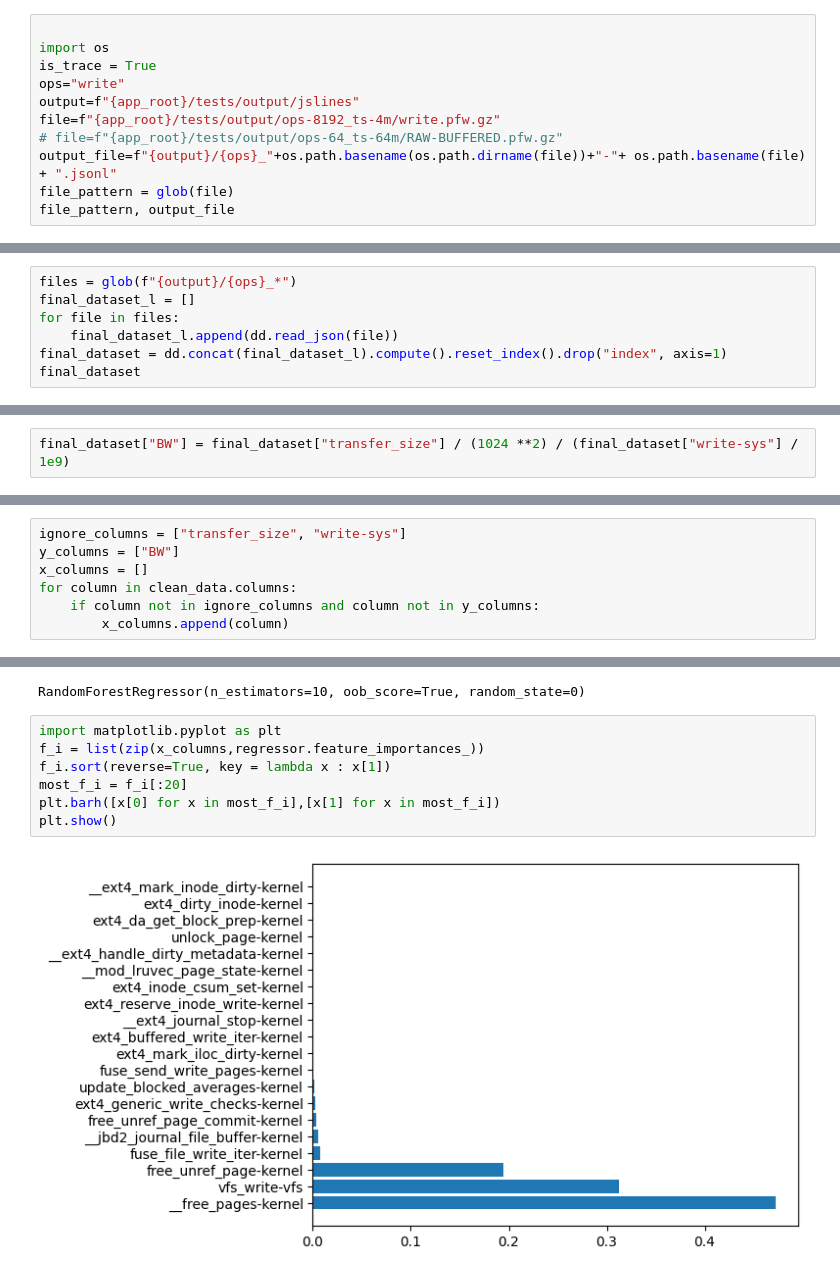
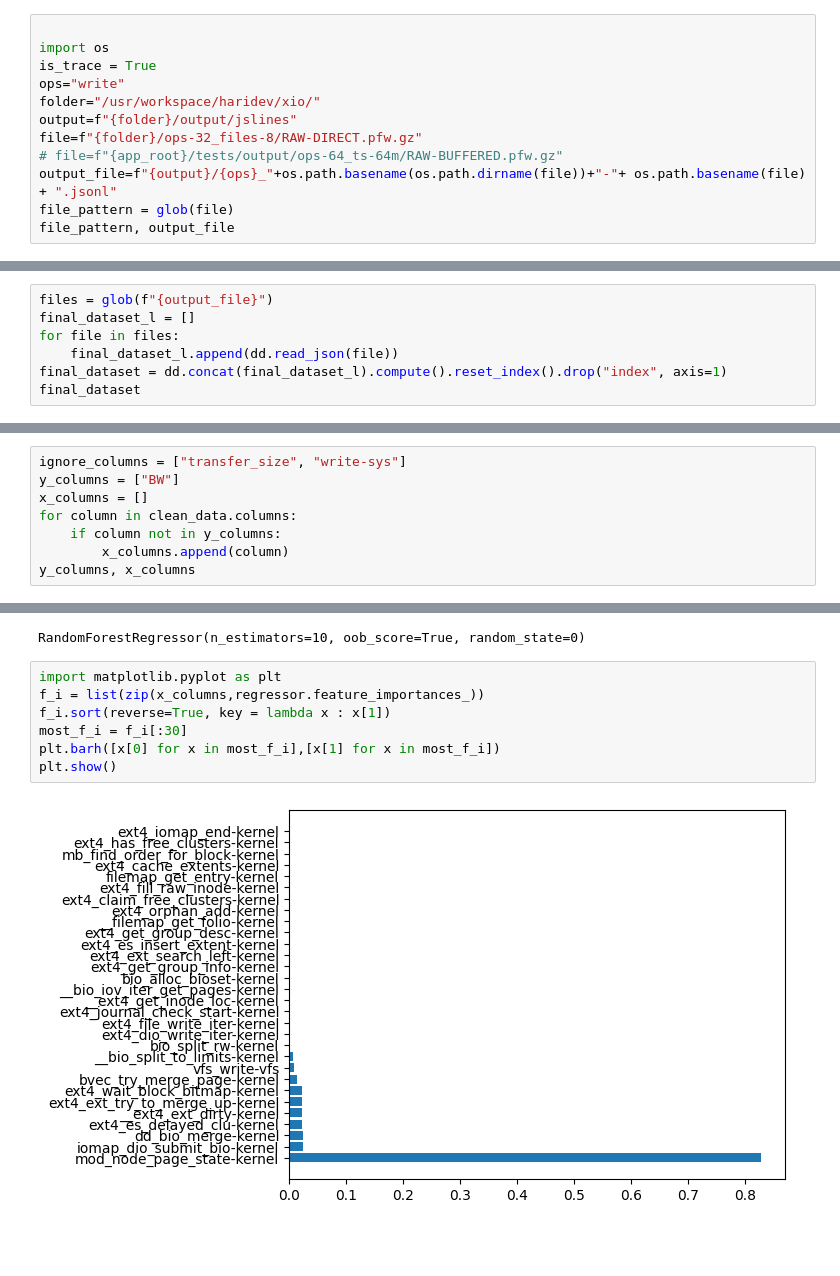
Before and after one commit to hariharan-devarajan/datacrumbs, a Jupyter notebook: analysis/trace_analysis.ipynb, the cells around one changed output, grey strips where cells are left out. Drawn from its saved outputs; the diff is of its cells as text; blank space fills up the shorter version.

Commit message:
Identifying important features in POSIX buffered and direct I/O

```diff
--- a/analysis/trace_analysis.ipynb
+++ b/analysis/trace_analysis.ipynb
@@ -51,8 +51,9 @@ logging.info(f"Initialized Client with {workers} workers and link {client.dashbo
 import os
 is_trace = True
 ops="write"
-output=f"{app_root}/tests/output/jslines"
-file=f"{app_root}/tests/output/ops-8192_ts-4m/write.pfw.gz"
+folder="/usr/workspace/haridev/xio/"
+output=f"{folder}/output/jslines"
+file=f"{folder}/ops-32_files-8/RAW-DIRECT.pfw.gz"
 # file=f"{app_root}/tests/output/ops-64_ts-64m/RAW-BUFFERED.pfw.gz"
 output_file=f"{output}/{ops}_"+os.path.basename(os.path.dirname(file))+"-"+ os.path.basename(file) + ".jsonl"
 file_pattern = glob(file)
@@ -404,7 +482,7 @@ output_file
 # %%
 final_dataset.to_json(path_or_buf=f"{output_file}",orient='records', lines=True)
 # %%
-files = glob(f"{output}/{ops}_*")
+files = glob(f"{output_file}")
 final_dataset_l = []
 for file in files:
     final_dataset_l.append(dd.read_json(file))
@@ -427,5 +505,3 @@ final_dataset
-# %%
-final_dataset["BW"] = final_dataset["transfer_size"] / (1024 **2) / (final_dataset["write-sys"] / 1e9)
 # %%
 clean_data = final_dataset.fillna(value=0)
 clean_data
@@ -448,5 +540,6 @@ ignore_columns = ["transfer_size", "write-sys"]
 y_columns = ["BW"]
 x_columns = []
 for column in clean_data.columns:
-    if column not in ignore_columns and column not in y_columns:
+    if column not in y_columns:
         x_columns.append(column)
+y_columns, x_columns
@@ -471,9 +582,9 @@ RandomForestRegressor(n_estimators=10, oob_score=True, random_state=0)
 # %%
 import matplotlib.pyplot as plt
 f_i = list(zip(x_columns,regressor.feature_importances_))
 f_i.sort(reverse=True, key = lambda x : x[1])
-most_f_i = f_i[:20]
+most_f_i = f_i[:30]
 plt.barh([x[0] for x in most_f_i],[x[1] for x in most_f_i])
 plt.show()
 # %% [output]
-[figure, old version]
+[figure, new version]
```
Also changed, not shown: parts of 39 cells of this notebook, 2 other files.
